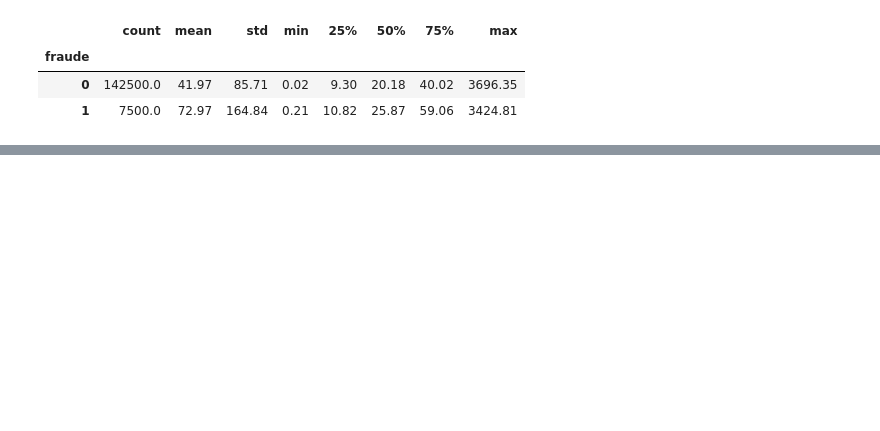
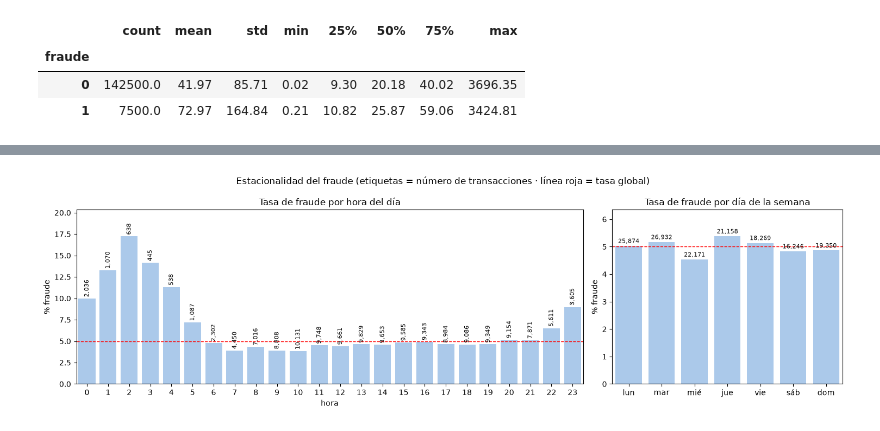
Before and after one commit to mlondono-oc/ml-fraud-detection, a Jupyter notebook: notebooks/01_eda.ipynb, the cells around one changed output, grey strips where cells are left out. Cells and saved outputs as stored; diff of their text form; code cells hidden in the pictures; blank space fills up the shorter version.

```diff
--- a/notebooks/01_eda.ipynb
+++ b/notebooks/01_eda.ipynb
@@ -597,0 +584,33 @@ for col in cat_cols:
+# %%
+# 4. Estacionalidad: hora del día y día de la semana
+df['hora'] = df['fecha'].dt.hour
+df['dia_semana'] = df['fecha'].dt.dayofweek
+dias = ['lun', 'mar', 'mié', 'jue', 'vie', 'sáb', 'dom']
+
+fig, axes = plt.subplots(1, 2, figsize=(15, 4.5), width_ratios=[2.2, 1])
+
+por_hora = df.groupby('hora')['fraude'].agg(transacciones='size', tasa=lambda s: s.mean() * 100)
+sns.barplot(x=por_hora.index, y=por_hora['tasa'], ax=axes[0], color=sns.color_palette(paleta_color)[0])
+axes[0].axhline(tasa_global, color='red', ls='--', lw=1)
+axes[0].bar_label(axes[0].containers[0], labels=[f"{n:,}" for n in por_hora['transacciones']],
+                  fontsize=8, padding=2, rotation=90)
+axes[0].margins(y=0.18)
+axes[0].set_title('Tasa de fraude por hora del día')
+axes[0].set_xlabel('hora')
+axes[0].set_ylabel('% fraude')
+
+por_dia = df.groupby('dia_semana')['fraude'].agg(transacciones='size', tasa=lambda s: s.mean() * 100)
+sns.barplot(x=[dias[i] for i in por_dia.index], y=por_dia['tasa'], ax=axes[1],
+            color=sns.color_palette(paleta_color)[0])
+axes[1].axhline(tasa_global, color='red', ls='--', lw=1)
+axes[1].bar_label(axes[1].containers[0], labels=[f"{n:,}" for n in por_dia['transacciones']],
+                  fontsize=8, padding=2)
+axes[1].margins(y=0.18)
+axes[1].set_title('Tasa de fraude por día de la semana')
+axes[1].set_xlabel('')
+axes[1].set_ylabel('% fraude')
+
+fig.suptitle('Estacionalidad del fraude (etiquetas = número de transacciones · línea roja = tasa global)')
+fig.tight_layout()
+# %% [output]
+[figure, added]
```
Also changed, not shown: parts of 20 cells of this notebook.
